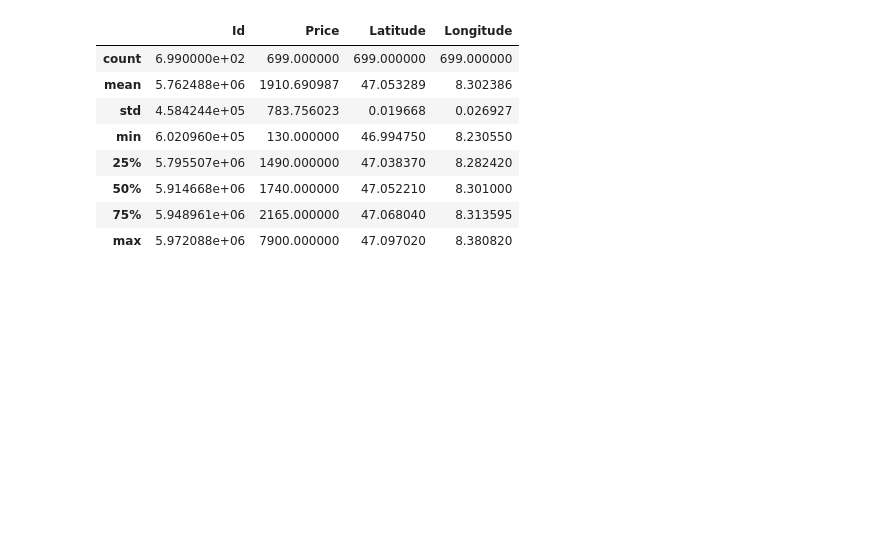
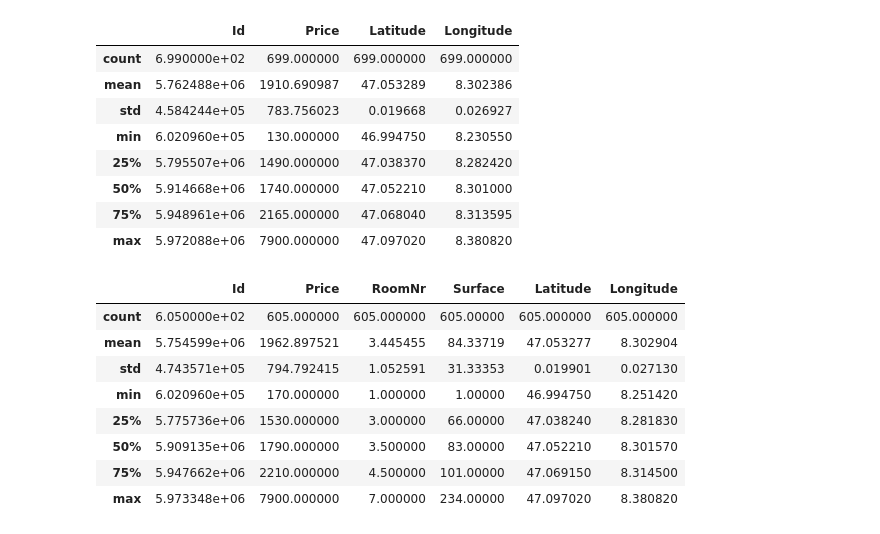
Before and after one commit to kesslmar/Coursera_Capstone, a Jupyter notebook: Battle_of_Neighbors_Capstone.ipynb, the cells around one changed output. Saved outputs shown, nothing was run; the diff lists cells and outputs as text; code cells hidden in the pictures; blank space fills up the shorter version.

```diff
--- a/Battle_of_Neighbors_Capstone.ipynb
+++ b/Battle_of_Neighbors_Capstone.ipynb
@@ -58,3 +91,19 @@ property_df.describe()
+# %%
+result_df = pd.DataFrame(result_list)
+result_df.columns = ['Id', 'Price', 'RoomNr', 'Surface', 'ZIP', 'Latitude', 'Longitude']
+
+result_df.dropna(inplace=True)
+result_df.describe()
+# %% [output]
+|  | Id | Price | RoomNr | Surface | Latitude | Longitude |
+| count | 6.050000e+02 | 605.000000 | 605.000000 | 605.00000 | 605.000000 | 605.000000 |
+| mean | 5.754599e+06 | 1962.897521 | 3.445455 | 84.33719 | 47.053277 | 8.302904 |
+| std | 4.743571e+05 | 794.792415 | 1.052591 | 31.33353 | 0.019901 | 0.027130 |
+| min | 6.020960e+05 | 170.000000 | 1.000000 | 1.00000 | 46.994750 | 8.251420 |
+| 25% | 5.775736e+06 | 1530.000000 | 3.000000 | 66.00000 | 47.038240 | 8.281830 |
+| 50% | 5.909135e+06 | 1790.000000 | 3.500000 | 83.00000 | 47.052210 | 8.301570 |
+| 75% | 5.947662e+06 | 2210.000000 | 4.500000 | 101.00000 | 47.069150 | 8.314500 |
+| max | 5.973348e+06 | 7900.000000 | 7.000000 | 234.00000 | 47.097020 | 8.380820 |
 # %%
 # create map of lucerne using latitude and longitude values
 map_lucerne = folium.Map(location=[47.05, 8.3], zoom_start=12.5)
```
Also changed, not shown: parts of 8 cells of this notebook.
